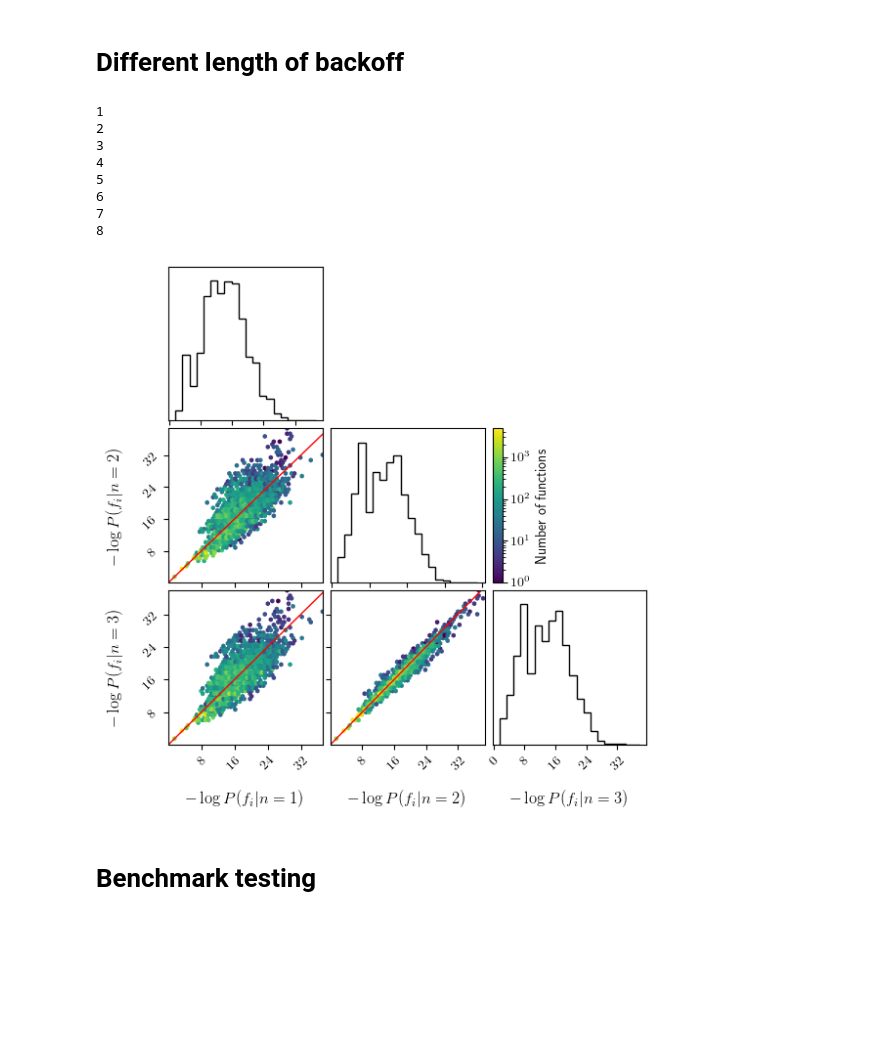
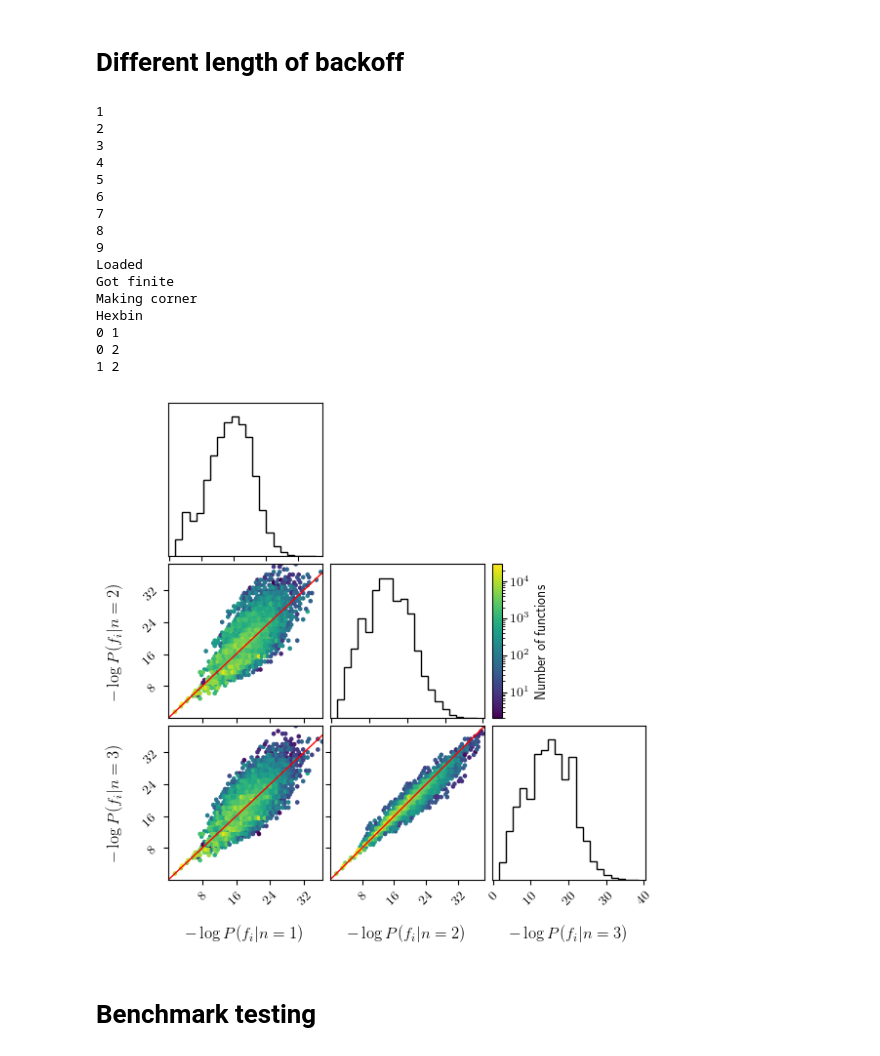
Before and after one commit to DeaglanBartlett/katz, a Jupyter notebook: plotting/Paper_plots.ipynb, the cells around one changed output. Saved outputs shown, nothing was run; the diff lists cells and outputs as text; code cells hidden in the pictures; blank space fills up the shorter version.

```diff
--- a/plotting/Paper_plots.ipynb
+++ b/plotting/Paper_plots.ipynb
@@ -16,7 +16,7 @@ matplotlib.rcParams['text.usetex'] = True
 dirname = '../../ESR/esr/function_library/core_maths/'
 all_p = [[], [], []]
 
-for c in range(1, 9):
+for c in range(1, 10):
 
     print(c)
 
@@ -26,6 +26,7 @@ for c in range(1, 9):
         p = np.loadtxt(dirname + f'compl_{c}/katz_codelen_{i+1}_{c}.txt')
         p -= logpar
         all_p[i] += list(p)
+print('Loaded')
 
 # Get finite values only
 all_p = np.array(all_p, dtype=float)
@@ -33,43 +34,55 @@ m = np.ones(all_p.shape[1], dtype=bool)
 for i in range(all_p.shape[0]):
     m *= np.isfinite(all_p[i])
 all_p = all_p[:,m]
+print('Got finite')
 
 labs = [f'$- \log P (f_i | n={i+1})$' for i in range(all_p.shape[0])]
 
 fig, axs = plt.subplots(all_p.shape[0], all_p.shape[0], figsize=(6,6))
 
+print('Making corner')
 corner.corner(all_p.transpose(),
             labels=labs,
             fig=fig,
             label_kwargs={'fontsize':12},
             plot_contours=False,
             plot_density=False,
             plot_datapoints=False)
 
 bins = np.logspace(0, np.log10(all_p.shape[1]))
 
+print('Hexbin')
 for i in range(all_p.shape[0]-1):
     for j in range(i+1, all_p.shape[0]):
+        print(i, j)
         hb = axs[j,i].hexbin(all_p[i,:], all_p[j,:], mincnt=1, gridsize=50, bins='log')
         x = axs[j,i].get_xlim()
         axs[j,i].plot(x, x, color='r', lw=1)
 
 ax2_divider = make_axes_locatable(axs[-2,-1])
 cax2 = ax2_divider.append_axes("left", size="7%", pad="2%")
 cb = fig.colorbar(hb, cax=cax2, orientation="vertical")
 cb.set_label(r'Number of functions')
 
 fig.savefig('../figs/backoff_length.pdf', bbox_inches='tight', transparent=True)
 # %% [output]
 1
 2
 3
 4
 5
 6
 7
 8
+9
+Loaded
+Got finite
+Making corner
+Hexbin
+0 1
+0 2
+1 2
-[figure, old version]
+[figure, new version]
 # %% [markdown]
 # Benchmark testing
 # %%
```
Also changed, not shown: 4 other files.
